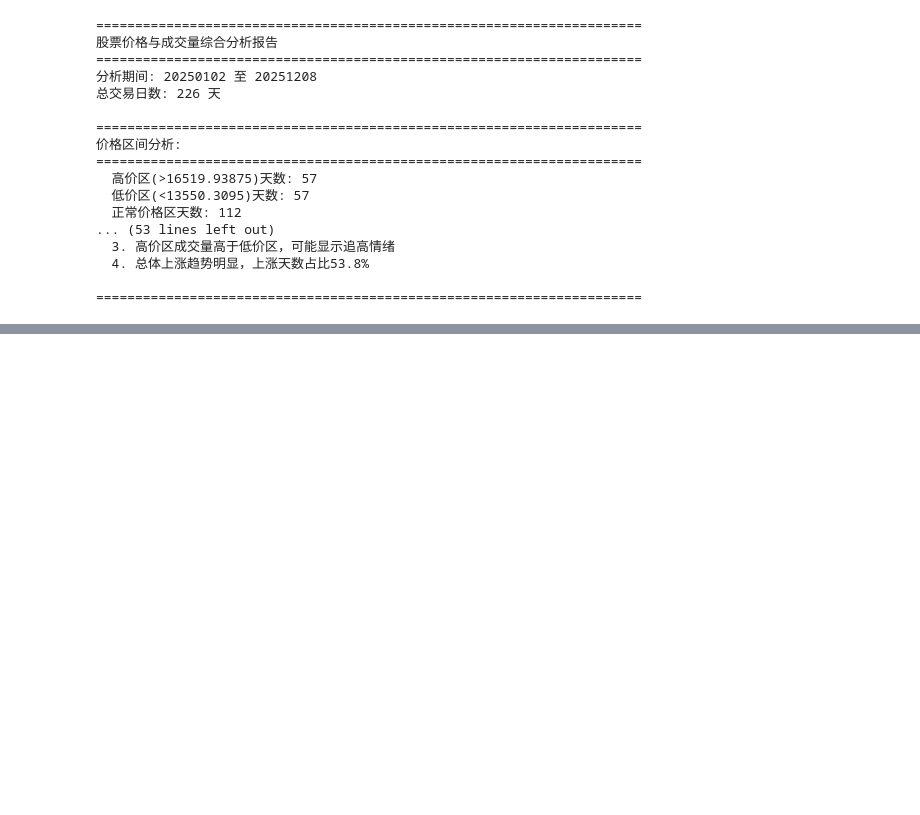
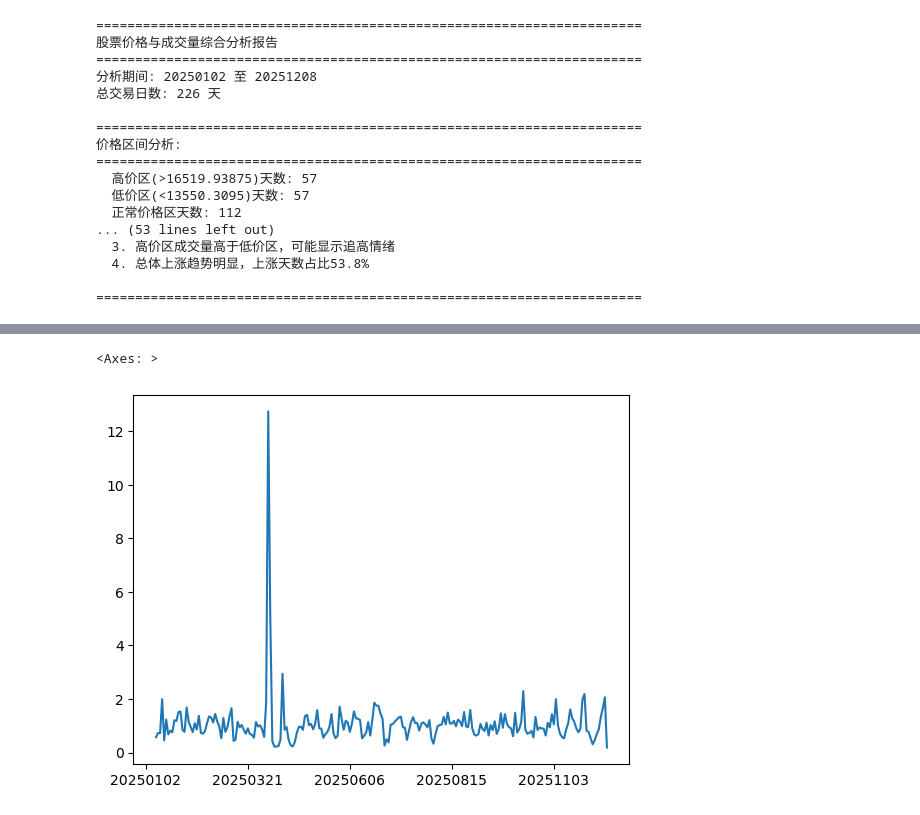
Before and after one commit to longmfe/MarsFinance, a Jupyter notebook: app/price_volume_analysis.ipynb, the cells around one changed output, grey strips where cells are left out. Drawn from its saved outputs; the diff is of its cells as text; code cells hidden in the pictures; blank space fills up the shorter version.

```diff
--- a/app/price_volume_analysis.ipynb
+++ b/app/price_volume_analysis.ipynb
@@ -830,0 +915,5 @@ get_hist_data_by_count('601318', 10)
+# %%
+hs300_etf['vol_ratio'].plot()
+# %% [output]
+<Axes: >
+[figure, added]
```
Also changed, not shown: parts of 11 cells of this notebook.
